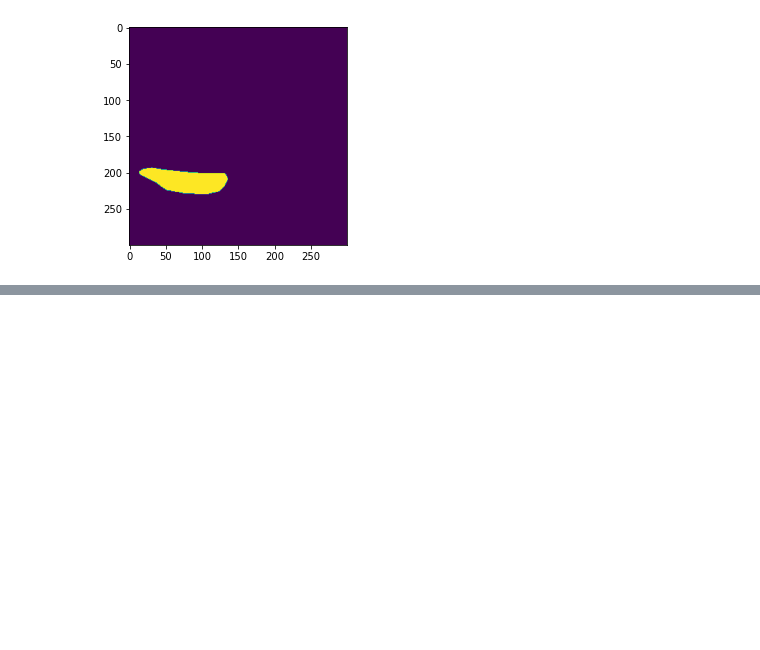
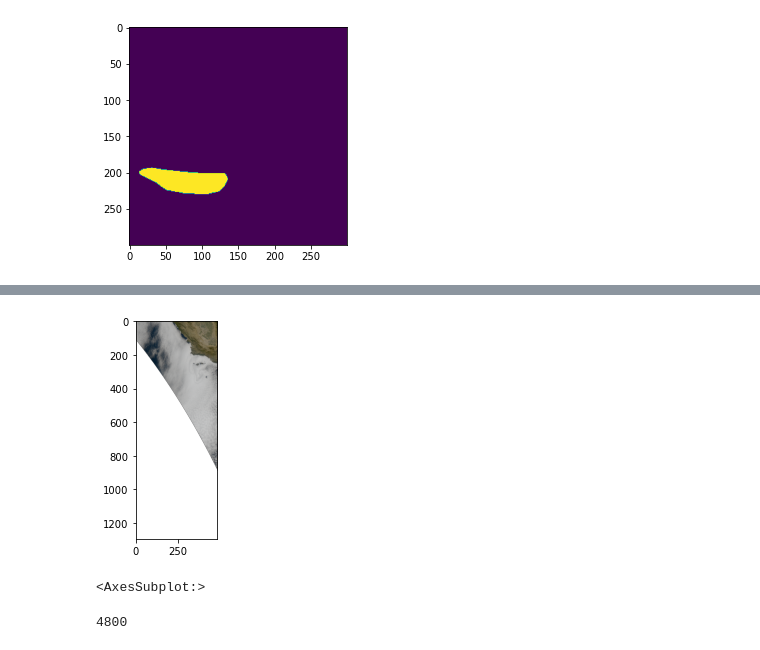
Before and after one commit to jeffwen/smoke_segmentation, a Jupyter notebook: notebooks/3-1_pytorch_network_training.ipynb, the cells around one changed output, grey strips where cells are left out. Cells and saved outputs as stored; diff of their text form; code cells hidden in the pictures; blank space fills up the shorter version.

```diff
--- a/notebooks/3-1_pytorch_network_training.ipynb
+++ b/notebooks/3-1_pytorch_network_training.ipynb
@@ -64,0 +208,3 @@ plt.imshow(blah[2,:,:].cpu().numpy())
+# %%
+test_src = rasterio.open('../data/img/test_img/true_color_G16_doy217_s201808051730_e201808051741.tiff')
+src = rasterio.open('../data/img/true_color_G16_doy250_s201809071902_e201809071904.png')
@@ -64,0 +228,4 @@ plt.imshow(blah[2,:,:].cpu().numpy())
+# %%
+crs = rasterio.crs.CRS.from_epsg(4326)
+# %%
+src.crs = crs
@@ -64,0 +294,12 @@ plt.imshow(blah[2,:,:].cpu().numpy())
+# %%
+with rasterio.open('../data/img/trial_img.tiff', mode='r+') as src:
+    out_image, out_transform = mask(src, geo.geometry, crop=True)
+    out_meta = src.meta
+
+    out_meta.update({"driver": "GTiff",
+                 "height": out_image.shape[1],
+                 "width": out_image.shape[2],
+                 "transform": out_transform})
+
+    with rasterio.open('../data/img/trial_img_cropped.tiff', "w", **out_meta) as dst:
+        dst.write(out_image[0:3,:,:], indexes=bands)
@@ -64,0 +318,10 @@ plt.imshow(blah[2,:,:].cpu().numpy())
+# %%
+from rasterio.plot import show
+show(out_image)
+# %% [output]
+[figure, added]
+<AxesSubplot:>
+# %%
+data.shape[2]
+# %% [output]
+4800
```
Also changed, not shown: parts of 25 cells of this notebook, 2 other files.
